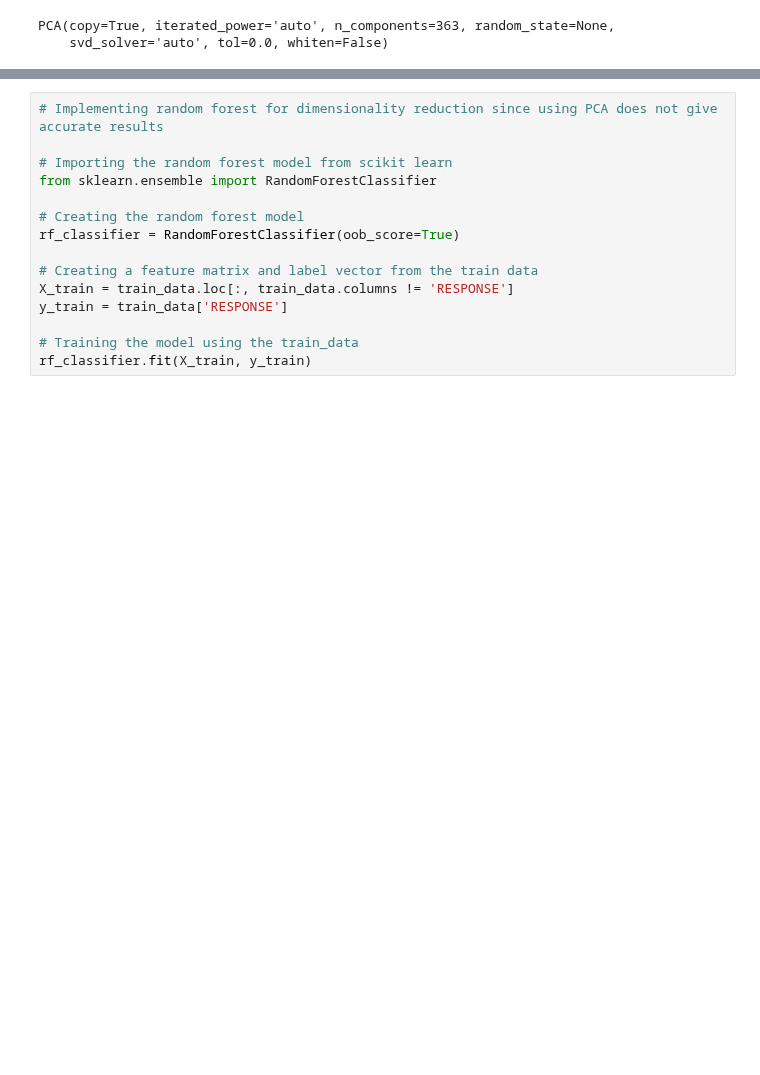
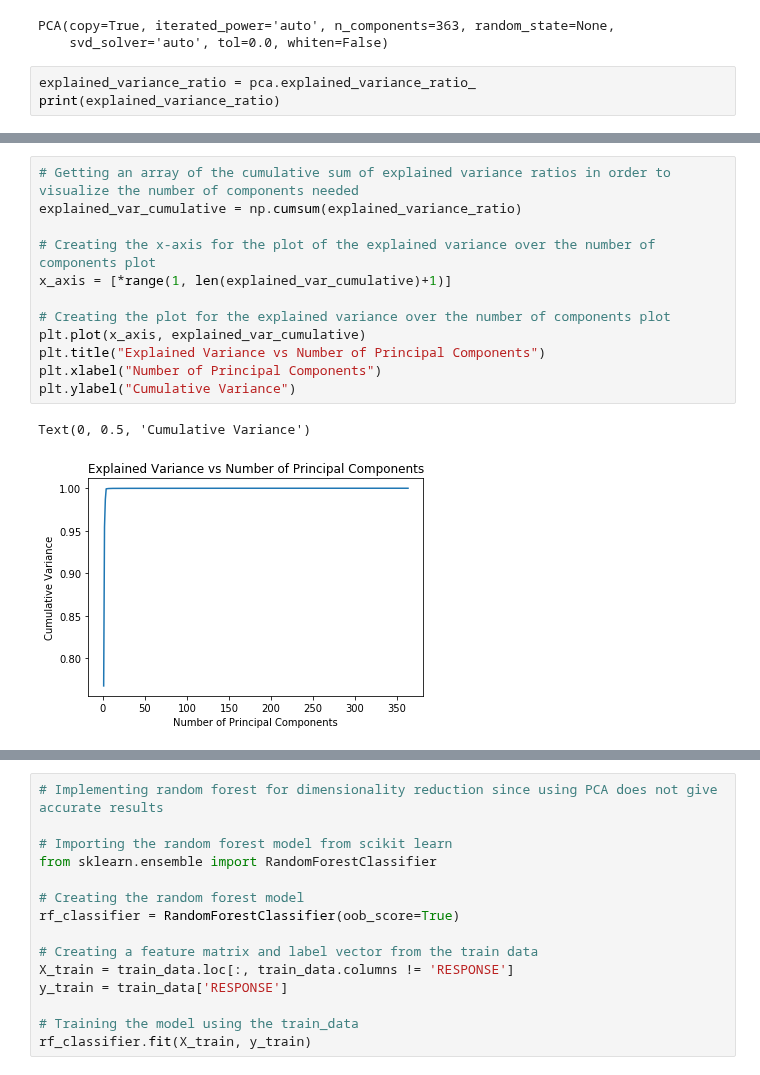
Before and after one commit to realmanisingh/population-segmentation, a Jupyter notebook: clustering.ipynb, the cells around one changed output, grey strips where cells are left out. Saved outputs shown, nothing was run; the diff lists cells and outputs as text; blank space fills up the shorter version.

```diff
--- a/clustering.ipynb
+++ b/clustering.ipynb
@@ -223,3 +223,6 @@ pca.fit(customer_data)
 # %% [output]
 PCA(copy=True, iterated_power='auto', n_components=363, random_state=None,
     svd_solver='auto', tol=0.0, whiten=False)
+# %%
+explained_variance_ratio = pca.explained_variance_ratio_
+print(explained_variance_ratio)
@@ -225,0 +247,15 @@ PCA(copy=True, iterated_power='auto', n_components=363, random_state=None,
+# %%
+# Getting an array of the cumulative sum of explained variance ratios in order to visualize the number of components needed
+explained_var_cumulative = np.cumsum(explained_variance_ratio)
+
+# Creating the x-axis for the plot of the explained variance over the number of components plot
+x_axis = [*range(1, len(explained_var_cumulative)+1)]
+
+# Creating the plot for the explained variance over the number of components plot
+plt.plot(x_axis, explained_var_cumulative)
+plt.title("Explained Variance vs Number of Principal Components")
+plt.xlabel("Number of Principal Components")
+plt.ylabel("Cumulative Variance")
+# %% [output]
+Text(0, 0.5, 'Cumulative Variance')
+[figure, added]
```
Also changed, not shown: parts of 3 cells of this notebook.
